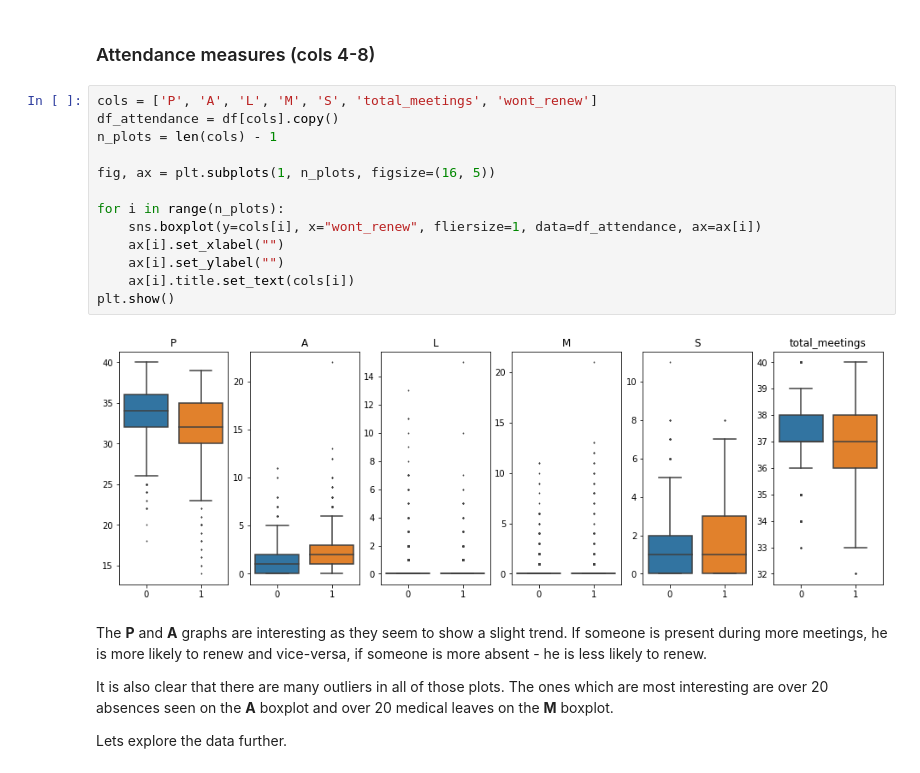
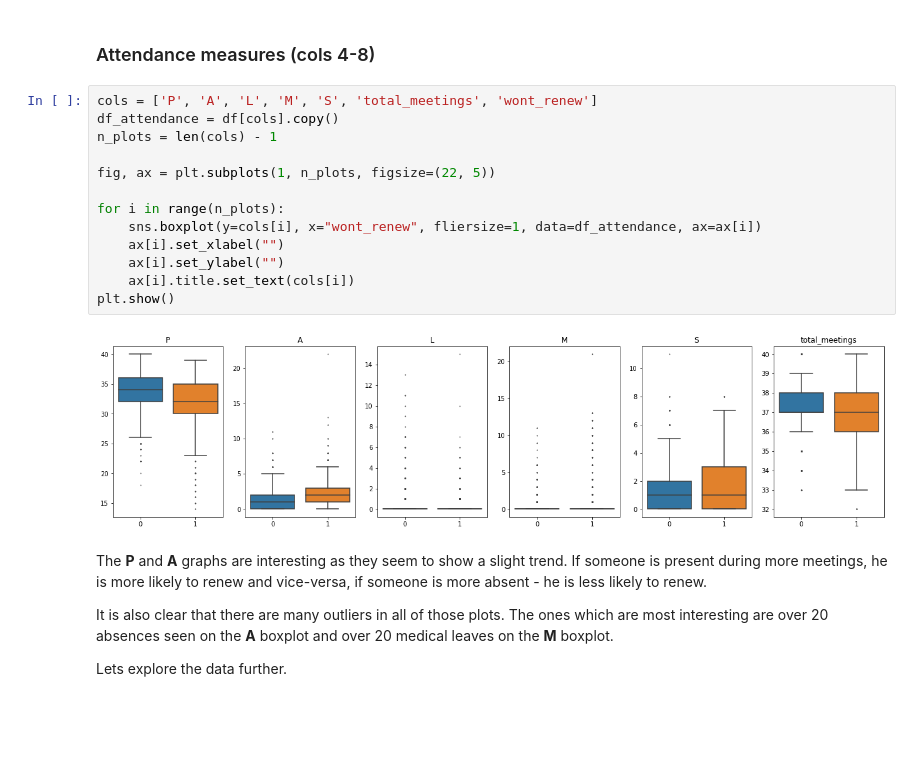
Before and after one commit to da-veed/BachelorThesis, a Jupyter notebook: data_EDA.ipynb, the cells around one changed output. Drawn from its saved outputs; the diff is of its cells as text; blank space fills up the shorter version.

```diff
--- a/data_EDA.ipynb
+++ b/data_EDA.ipynb
@@ -336,18 +336,18 @@ Index(['user_ID', 'chapter_ID', 'relative_renewal_date', 'P', 'A', 'L', 'M',
 # %%
 cols = ['P', 'A', 'L', 'M', 'S', 'total_meetings', 'wont_renew']
 df_attendance = df[cols].copy()
 n_plots = len(cols) - 1
 
-fig, ax = plt.subplots(1, n_plots, figsize=(16, 5))
+fig, ax = plt.subplots(1, n_plots, figsize=(22, 5))
 
 for i in range(n_plots):
     sns.boxplot(y=cols[i], x="wont_renew", fliersize=1, data=df_attendance, ax=ax[i])
     ax[i].set_xlabel("")
     ax[i].set_ylabel("")
     ax[i].title.set_text(cols[i])
 plt.show()
 # %% [output]
-[figure, old version]
+[figure, new version]
 # %% [markdown]
 The **P** and **A** graphs are interesting as they seem to show a slight trend. If someone is present during more meetings, he is more likely to renew and vice-versa, if someone is more absent - he is less likely to renew.
 
```
Also changed, not shown: parts of 33 cells of this notebook, 20 other files.
